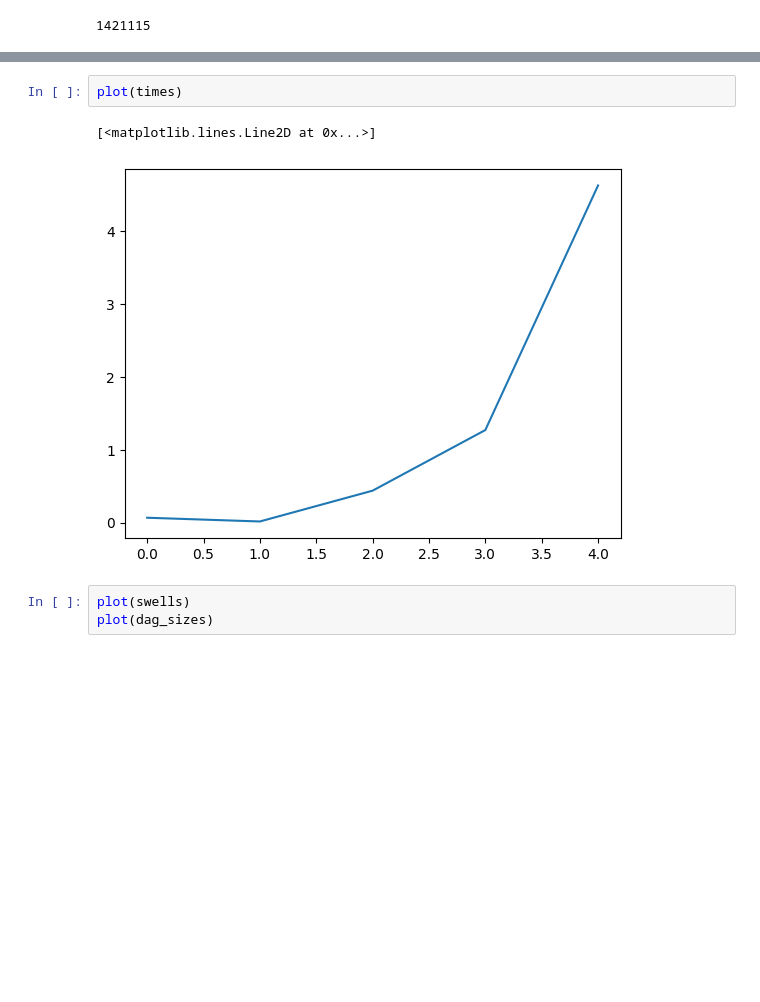
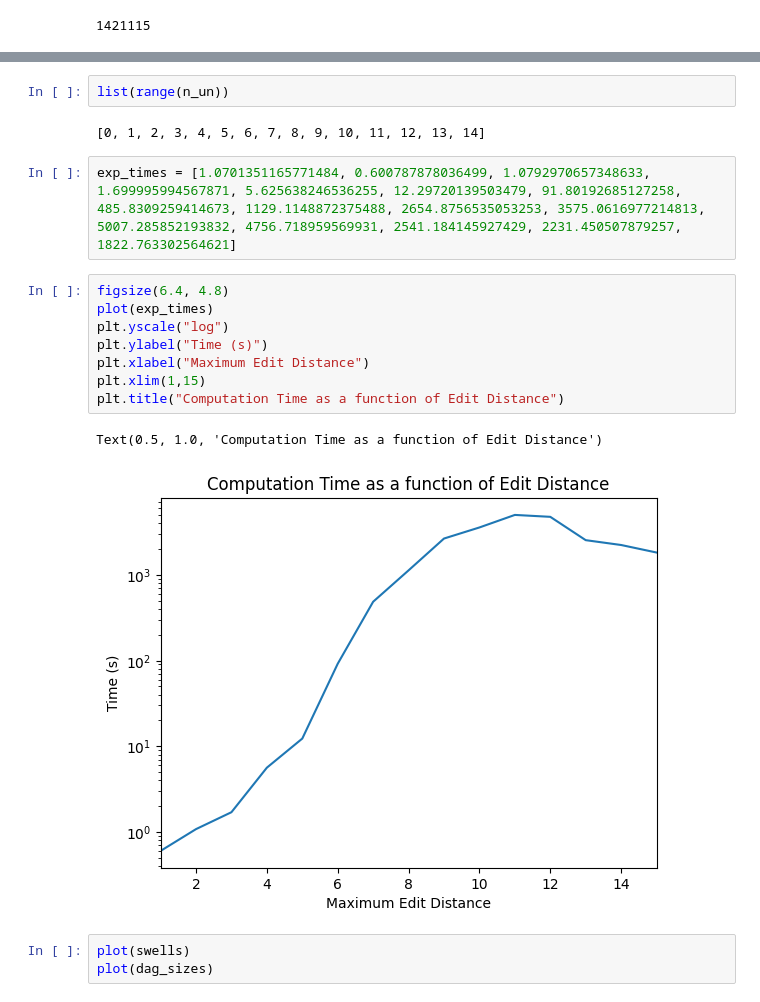
Before and after one commit to aremath/sm_rando, a Jupyter notebook: notebooks/design_conditioned/item_rando_with_teleport.ipynb, the cells around one changed output, grey strips where cells are left out. Cells and saved outputs as stored; diff of their text form; blank space fills up the shorter version.

```diff
--- a/notebooks/design_conditioned/item_rando_with_teleport.ipynb
+++ b/notebooks/design_conditioned/item_rando_with_teleport.ipynb
@@ -629,8 +646,20 @@ times, dag_sizes
+# %%
+list(range(n_un))
+# %% [output]
+[0, 1, 2, 3, 4, 5, 6, 7, 8, 9, 10, 11, 12, 13, 14]
+# %%
+exp_times = [1.0701351165771484, 0.600787878036499, 1.0792970657348633, 1.699995994567871, 5.625638246536255, 12.29720139503479, 91.80192685127258, 485.8309259414673, 1129.1148872375488, 2654.8756535053253, 3575.0616977214813, 5007.285852193832, 4756.718959569931, 2541.184145927429, 2231.450507879257, 1822.763302564621]
 # %%
-plot(times)
+figsize(6.4, 4.8)
+plot(exp_times)
+plt.yscale("log")
+plt.ylabel("Time (s)")
+plt.xlabel("Maximum Edit Distance")
+plt.xlim(1,15)
+plt.title("Computation Time as a function of Edit Distance")
 # %% [output]
-[<matplotlib.lines.Line2D at 0x...>]
+Text(0.5, 1.0, 'Computation Time as a function of Edit Distance')
-[figure, old version]
+[figure, new version]
 # %%
 plot(swells)
 plot(dag_sizes)
```
Also changed, not shown: parts of 8 cells of this notebook, 25 other files.
